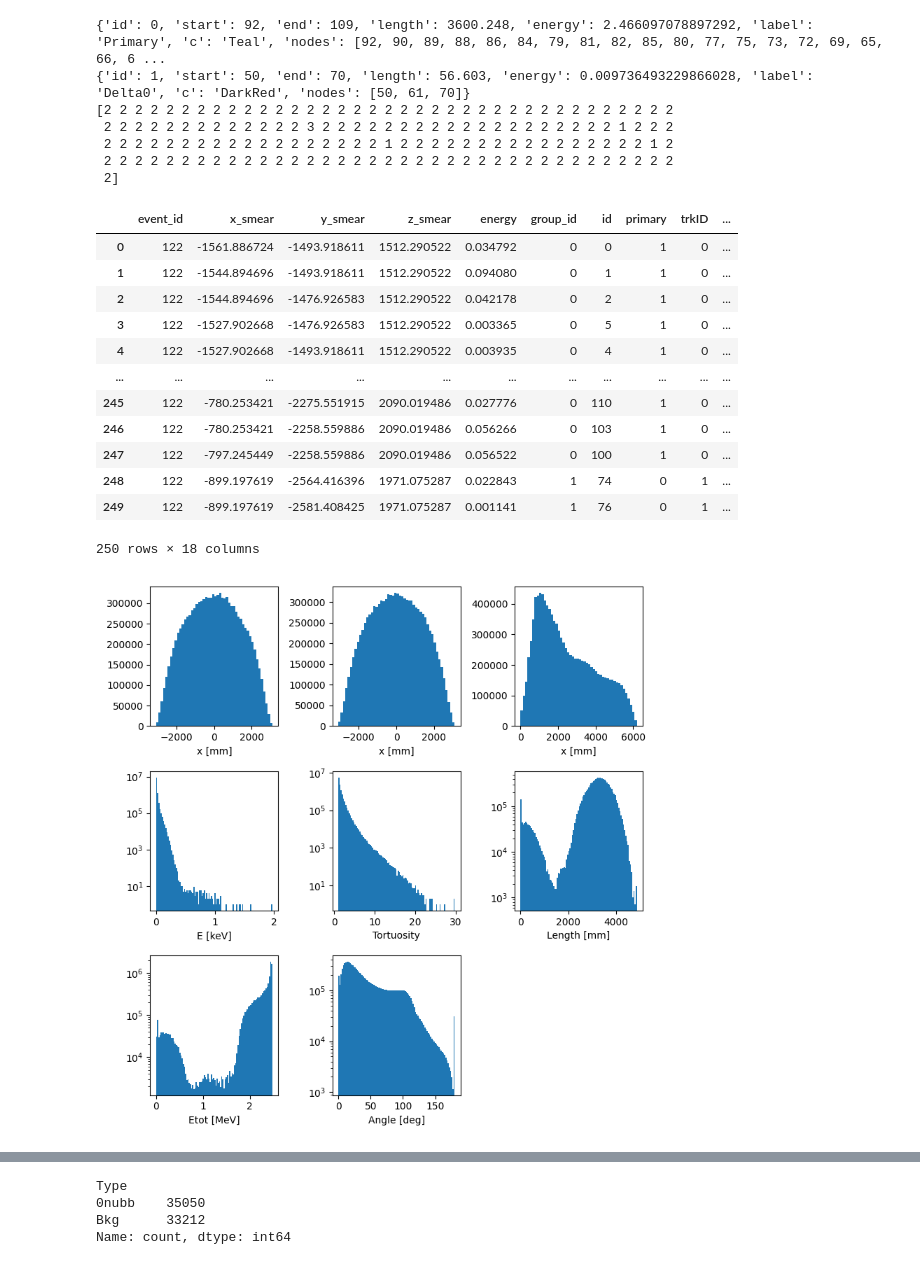
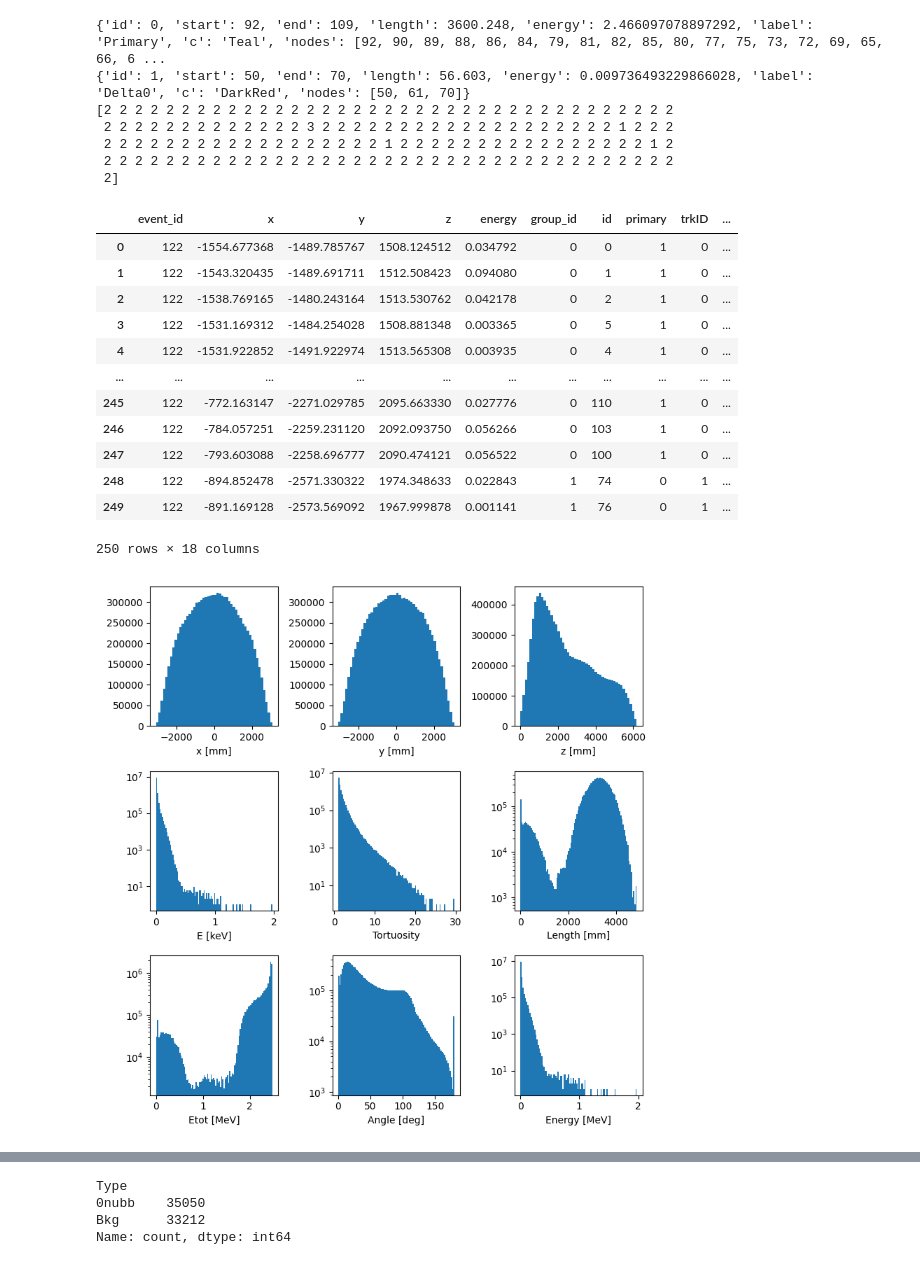
Before and after one commit to kvjmistry/ATPC, a Jupyter notebook: notebooks/ML_GNN.ipynb, the cells around one changed output, grey strips where cells are left out. Cells and saved outputs as stored; diff of their text form; code cells hidden in the pictures.

```diff
--- a/notebooks/ML_GNN.ipynb
+++ b/notebooks/ML_GNN.ipynb
@@ -74,7 +74,7 @@ Bkg_meta["Type"] = "Bkg"
 display(Bkg_meta)
 
 df = pd.concat([nubb_meta, Bkg_meta])
-df = df.drop(columns=['x', 'y', 'z'])
+df = df.drop(columns=['x_smear', 'y_smear', 'z_smear'])
 
 
 # ----------------------------------------------------------------------------------------------------
@@ -147,80 +147,75 @@ rows = []
 for event_id, track_list in Tracks.items():
     for t in track_list:
         for node in t['nodes']:
-            rows.append({
-                'event_id': event_id,
-                'id': node,
-                'length': t['length'],
-                'Etot': t['energy'],
-                'label': t['label'],
-            })
+            rows.append({'event_id': event_id,'id': node,'length': t['length'],'Etot': t['energy'],'label': t['label']})
 
 tracks_df = pd.DataFrame(rows)
-df_merged = df.merge(
-    tracks_df,
-    how='inner',
-    on=['event_id', 'id']
-)
+df_merged = df.merge(tracks_df,how='inner',on=['event_id', 'id'])
 # %%
 display(df_merged[df_merged.event_id == 122])
 # %% [output]
-|  | event_id | x_smear | y_smear | z_smear | energy | group_id | id | primary | trkID | ... |
-| 0 | 122 | -1561.886724 | -1493.918611 | 1512.290522 | 0.034792 | 0 | 0 | 1 | 0 | ... |
-| 1 | 122 | -1544.894696 | -1493.918611 | 1512.290522 | 0.094080 | 0 | 1 | 1 | 0 | ... |
-| 2 | 122 | -1544.894696 | -1476.926583 | 1512.290522 | 0.042178 | 0 | 2 | 1 | 0 | ... |
-| 3 | 122 | -1527.902668 | -1476.926583 | 1512.290522 | 0.003365 | 0 | 5 | 1 | 0 | ... |
-| 4 | 122 | -1527.902668 | -1493.918611 | 1512.290522 | 0.003935 | 0 | 4 | 1 | 0 | ... |
+|  | event_id | x | y | z | energy | group_id | id | primary | trkID | ... |
+| 0 | 122 | -1554.677368 | -1489.785767 | 1508.124512 | 0.034792 | 0 | 0 | 1 | 0 | ... |
+| 1 | 122 | -1543.320435 | -1489.691711 | 1512.508423 | 0.094080 | 0 | 1 | 1 | 0 | ... |
+| 2 | 122 | -1538.769165 | -1480.243164 | 1513.530762 | 0.042178 | 0 | 2 | 1 | 0 | ... |
+| 3 | 122 | -1531.169312 | -1484.254028 | 1508.881348 | 0.003365 | 0 | 5 | 1 | 0 | ... |
+| 4 | 122 | -1531.922852 | -1491.922974 | 1513.565308 | 0.003935 | 0 | 4 | 1 | 0 | ... |
 | ... | ... | ... | ... | ... | ... | ... | ... | ... | ... | ... |
-| 245 | 122 | -780.253421 | -2275.551915 | 2090.019486 | 0.027776 | 0 | 110 | 1 | 0 | ... |
-| 246 | 122 | -780.253421 | -2258.559886 | 2090.019486 | 0.056266 | 0 | 103 | 1 | 0 | ... |
-| 247 | 122 | -797.245449 | -2258.559886 | 2090.019486 | 0.056522 | 0 | 100 | 1 | 0 | ... |
-| 248 | 122 | -899.197619 | -2564.416396 | 1971.075287 | 0.022843 | 1 | 74 | 0 | 1 | ... |
-| 249 | 122 | -899.197619 | -2581.408425 | 1971.075287 | 0.001141 | 1 | 76 | 0 | 1 | ... |
+| 245 | 122 | -772.163147 | -2271.029785 | 2095.663330 | 0.027776 | 0 | 110 | 1 | 0 | ... |
+| 246 | 122 | -784.057251 | -2259.231120 | 2092.093750 | 0.056266 | 0 | 103 | 1 | 0 | ... |
+| 247 | 122 | -793.603088 | -2258.696777 | 2090.474121 | 0.056522 | 0 | 100 | 1 | 0 | ... |
+| 248 | 122 | -894.852478 | -2571.330322 | 1974.348633 | 0.022843 | 1 | 74 | 0 | 1 | ... |
+| 249 | 122 | -891.169128 | -2573.569092 | 1967.999878 | 0.001141 | 1 | 76 | 0 | 1 | ... |
 250 rows × 18 columns
 # %%
 # Make some plots of the feature vectors before normalizing
 fig  = plt.figure(figsize=(8, 8))
 
 ax = fig.add_subplot(331)
-ax.hist(df_merged.x_smear, bins = 50);
+ax.hist(df_merged.x, bins = 50);
 ax.set_xlabel("x [mm]")
 
 ax = fig.add_subplot(332)
-ax.hist(df_merged.y_smear, bins = 50);
-ax.set_xlabel("x [mm]")
+ax.hist(df_merged.y, bins = 50);
+ax.set_xlabel("y [mm]")
 
 ax = fig.add_subplot(333)
-ax.hist(df_merged.z_smear, bins = 50);
-ax.set_xlabel("x [mm]")
+ax.hist(df_merged.z, bins = 50);
+ax.set_xlabel("z [mm]")
 
 ax = fig.add_subplot(334)
 ax.hist(df_merged.energy, bins=100);
 ax.set_xlabel("E [keV]")
 ax.semilogy()
 
 ax = fig.add_subplot(335)
 ax.hist(df_merged.Tortuosity, bins=100);
 ax.set_xlabel("Tortuosity")
 ax.semilogy()
 
 ax = fig.add_subplot(336)
 ax.hist(df_merged.length, bins=100);
 ax.set_xlabel("Length [mm]")
 ax.semilogy()
 
 ax = fig.add_subplot(337)
 ax.hist(df_merged.Etot, bins=100);
 ax.set_xlabel("Etot [MeV]")
 ax.semilogy()
 
 ax = fig.add_subplot(338)
 ax.hist(df_merged.angle, bins=100);
 ax.set_xlabel("Angle [deg]")
 ax.semilogy()
 
+ax = fig.add_subplot(339)
+ax.hist(df_merged.energy, bins=100);
+ax.set_xlabel("Energy [MeV]")
+ax.semilogy()
+
 plt.tight_layout()
 # %% [output]
-[figure, old version]
+[figure, new version]
 # %%
 def MinMaxScale(df, label):
     # Min-Max scaling
```
Also changed, not shown: parts of 17 cells of this notebook, 1 other file.
